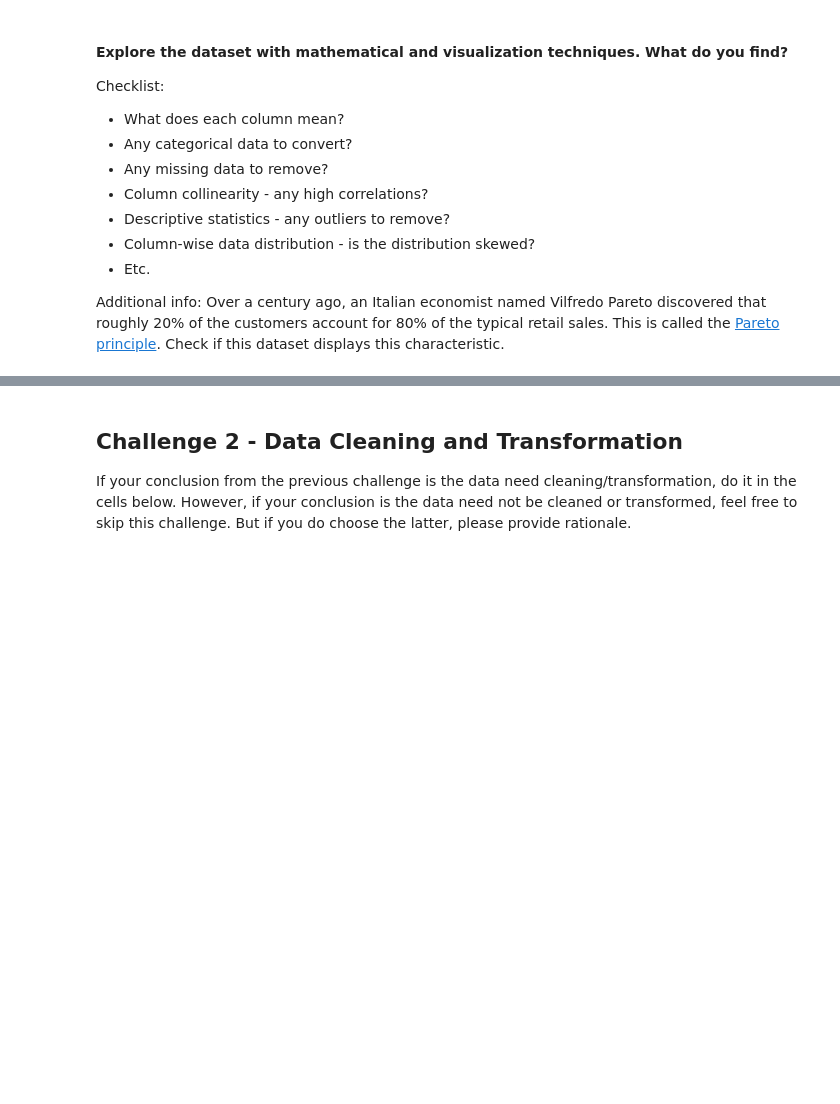
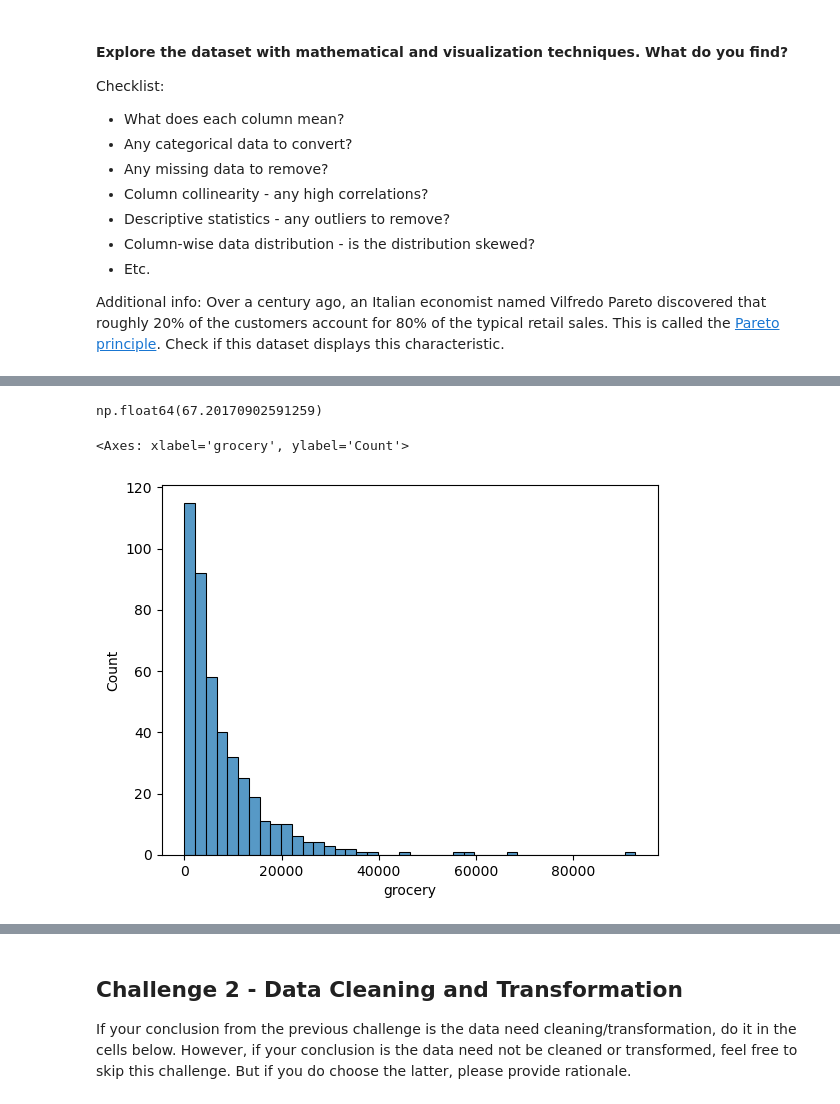
Before and after one commit to chandlershortlidge/lab-dsai-unsupervised-learning, a Jupyter notebook: your-code/main.ipynb, the cells around one changed output, grey strips where cells are left out. Saved outputs shown, nothing was run; the diff lists cells and outputs as text; code cells hidden in the pictures; blank space fills up the shorter version.

```diff
--- a/your-code/main.ipynb
+++ b/your-code/main.ipynb
@@ -70,0 +196,18 @@ Additional info: Over a century ago, an Italian economist named Vilfredo Pareto
+# %%
+mean_median = (customers.grocery.mean() - customers.grocery.median()) / customers.grocery.median()
+
+mean_median * 100
+
+# another large right skew
+# %% [output]
+np.float64(67.20170902591259)
+# %%
+# Grocery distrobution
+
+sns.histplot(x="grocery",
+             data=customers)
+
+# right tail, highly skewed
+# %% [output]
+<Axes: xlabel='grocery', ylabel='Count'>
+[figure, added]
```
Also changed, not shown: parts of 67 cells of this notebook.
